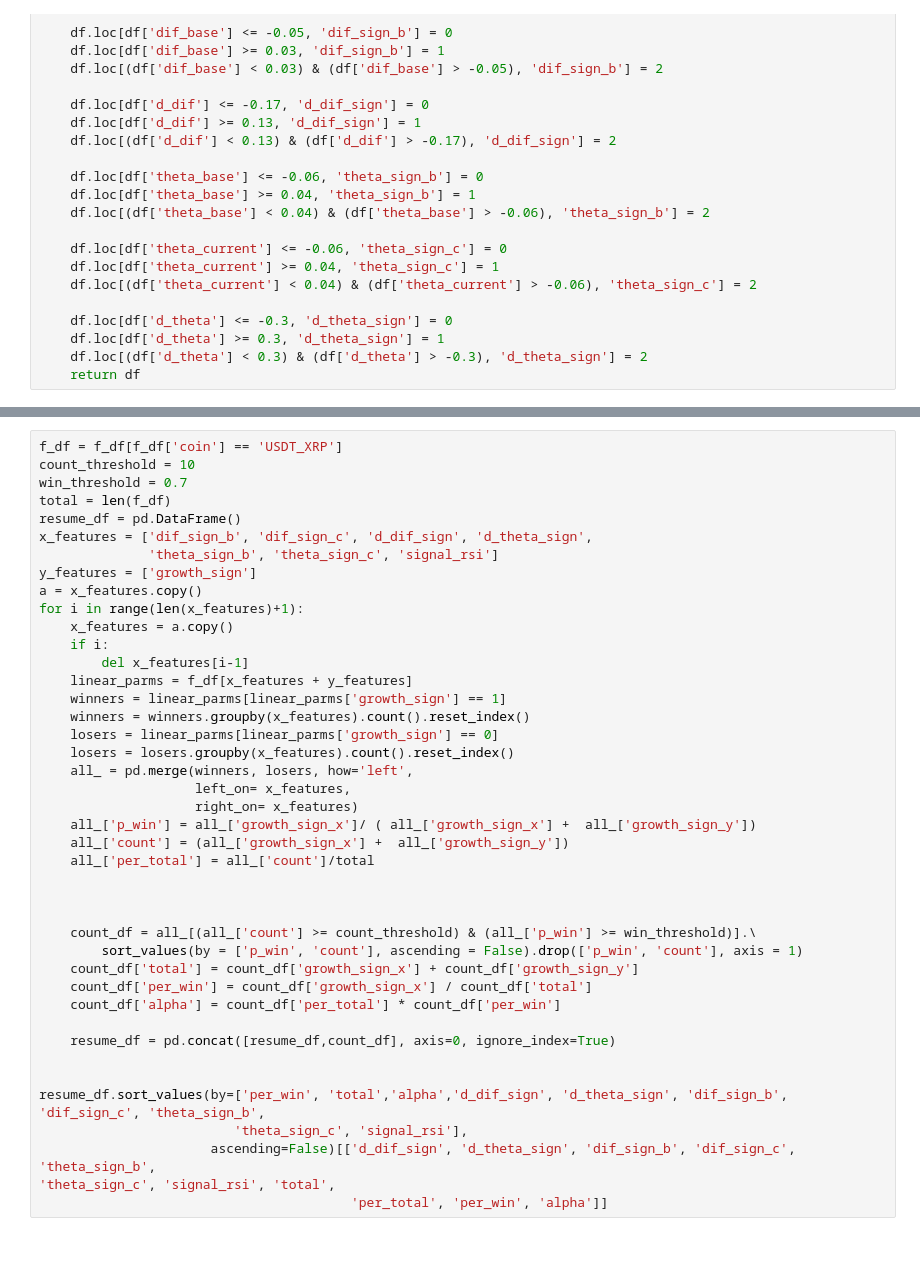
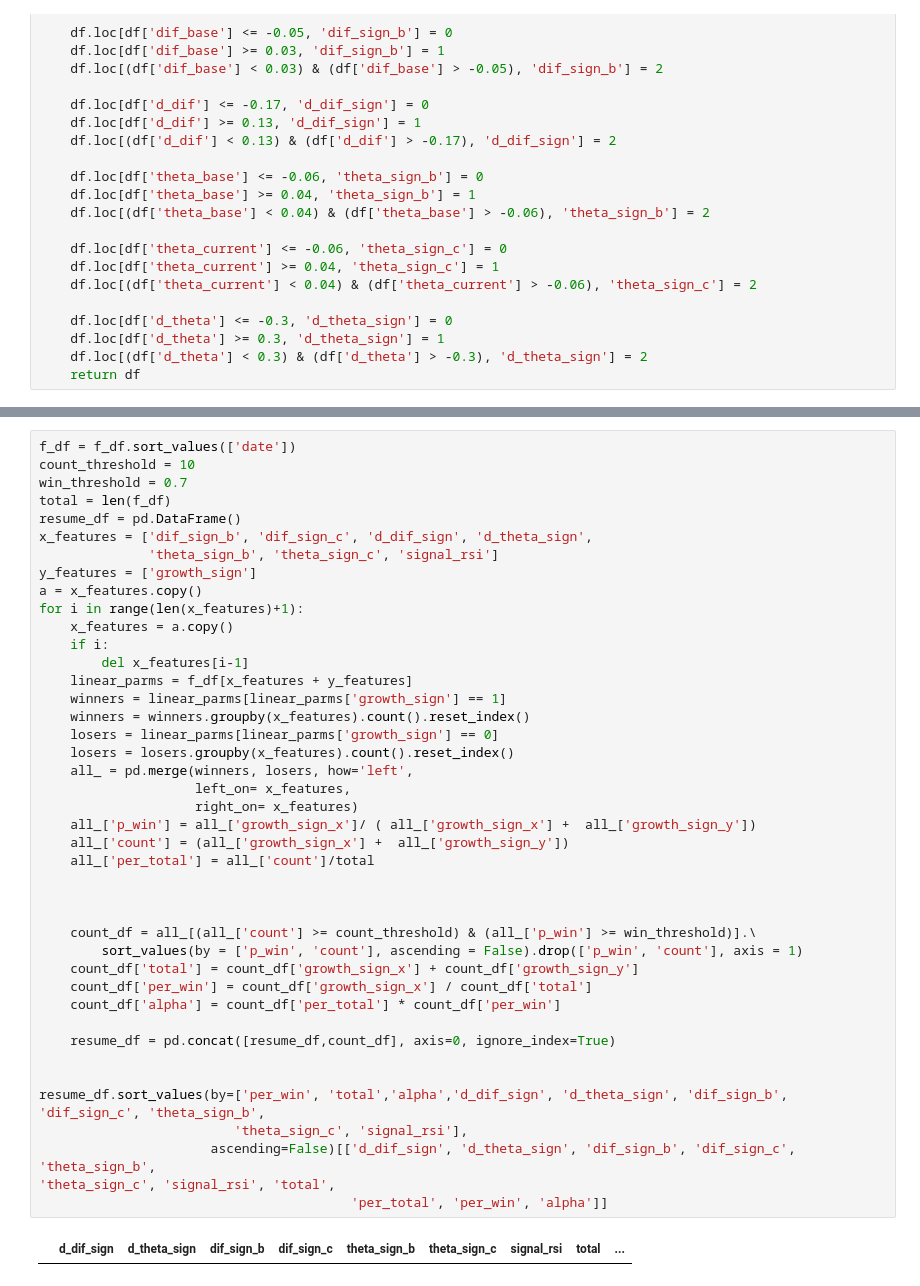
Before and after one commit to eduardocurado/crypto_bot, a Jupyter notebook: Notebooks/Crypto_trader_model20180314.ipynb, the cells around one changed output, grey strips where cells are left out. Saved outputs shown, nothing was run; the diff lists cells and outputs as text; blank space fills up the shorter version.

```diff
--- a/Notebooks/Crypto_trader_model20180314.ipynb
+++ b/Notebooks/Crypto_trader_model20180314.ipynb
@@ -390,5 +408,5 @@ coin_df
 # %%
-f_df = f_df[f_df['coin'] == 'USDT_XRP']
+f_df = f_df.sort_values(['date'])
 count_threshold = 10
 win_threshold = 0.7
 total = len(f_df)
@@ -402,30 +420,32 @@ for i in range(len(x_features)+1):
     if i:
         del x_features[i-1]
     linear_parms = f_df[x_features + y_features]
     winners = linear_parms[linear_parms['growth_sign'] == 1]
     winners = winners.groupby(x_features).count().reset_index()
     losers = linear_parms[linear_parms['growth_sign'] == 0]
     losers = losers.groupby(x_features).count().reset_index()
     all_ = pd.merge(winners, losers, how='left',
                     left_on= x_features,
                     right_on= x_features)
     all_['p_win'] = all_['growth_sign_x']/ ( all_['growth_sign_x'] +  all_['growth_sign_y'])
     all_['count'] = (all_['growth_sign_x'] +  all_['growth_sign_y'])
     all_['per_total'] = all_['count']/total
 
 
 
     count_df = all_[(all_['count'] >= count_threshold) & (all_['p_win'] >= win_threshold)].\
         sort_values(by = ['p_win', 'count'], ascending = False).drop(['p_win', 'count'], axis = 1)
     count_df['total'] = count_df['growth_sign_x'] + count_df['growth_sign_y']
     count_df['per_win'] = count_df['growth_sign_x'] / count_df['total']
     count_df['alpha'] = count_df['per_total'] * count_df['per_win']
 
     resume_df = pd.concat([resume_df,count_df], axis=0, ignore_index=True)
 
 
 resume_df.sort_values(by=['per_win', 'total','alpha','d_dif_sign', 'd_theta_sign', 'dif_sign_b', 'dif_sign_c', 'theta_sign_b',
                          'theta_sign_c', 'signal_rsi'],
                       ascending=False)[['d_dif_sign', 'd_theta_sign', 'dif_sign_b', 'dif_sign_c', 'theta_sign_b',
 'theta_sign_c', 'signal_rsi', 'total',
                                         'per_total', 'per_win', 'alpha']]
+# %% [output]
+|  | d_dif_sign | d_theta_sign | dif_sign_b | dif_sign_c | theta_sign_b | theta_sign_c | signal_rsi | total | ... |
```
Also changed, not shown: parts of 7 cells of this notebook, 1 other file.
